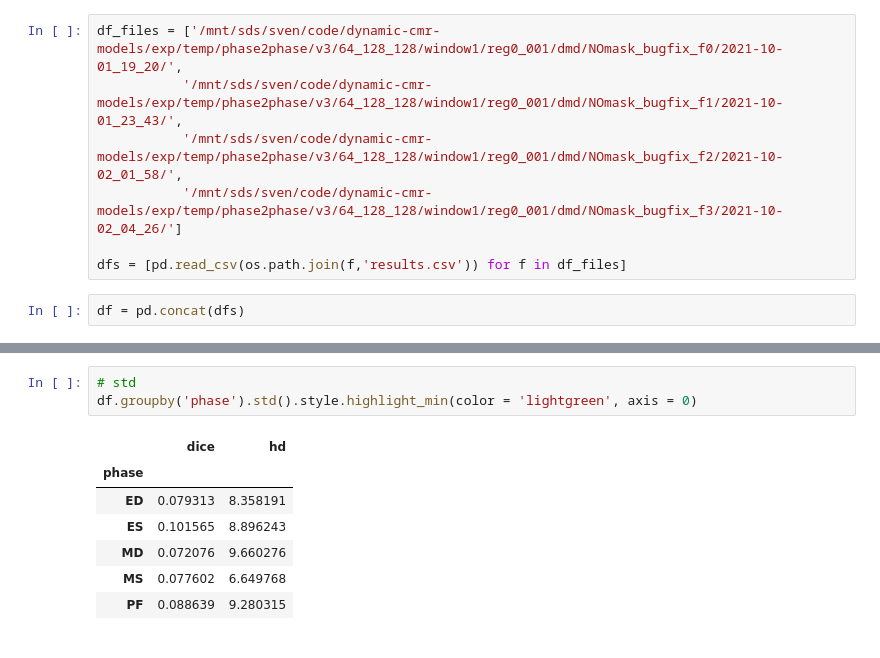
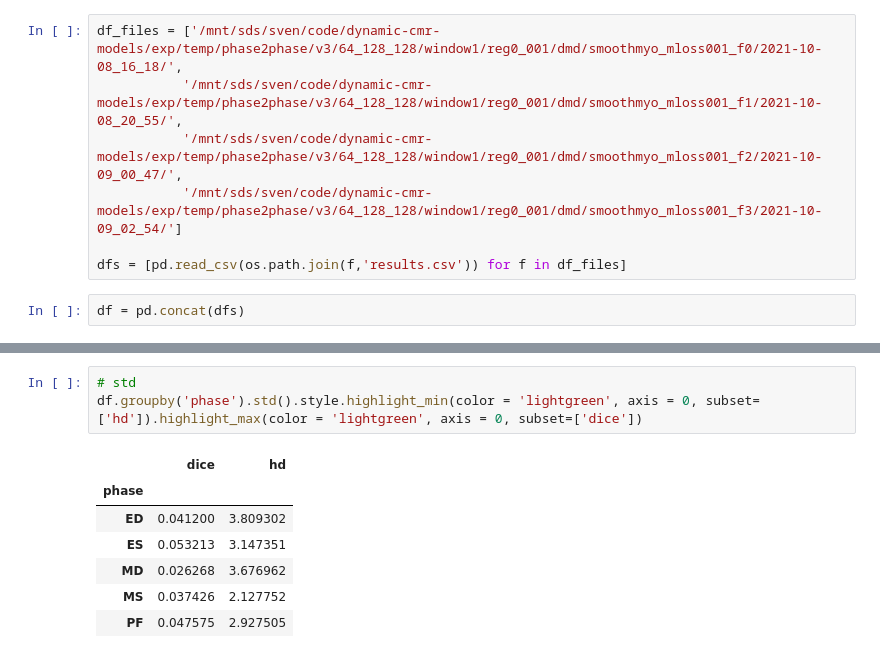
Before and after one commit to Cardio-AI/cmr-phase2phase-registration, a Jupyter notebook: notebooks/Evaluate/Eval_p2p_msk_displacement.ipynb, the cells around one changed output, grey strips where cells are left out. Saved outputs shown, nothing was run; the diff lists cells and outputs as text.

```diff
--- a/notebooks/Evaluate/Eval_p2p_msk_displacement.ipynb
+++ b/notebooks/Evaluate/Eval_p2p_msk_displacement.ipynb
@@ -59,10 +62,10 @@ def calc_scores(run=False):
 FileChooser(path='/mnt/sds/sven/code/dynamic-cmr-models/exp/temp/phase2phase/v3/64_128_128/window1/reg0_001', …
 [interactive output not drawn]
 # %%
-df_files = ['/mnt/sds/sven/code/dynamic-cmr-models/exp/temp/phase2phase/v3/64_128_128/window1/reg0_001/dmd/NOmask_bugfix_f0/2021-10-01_19_20/',
-           '/mnt/sds/sven/code/dynamic-cmr-models/exp/temp/phase2phase/v3/64_128_128/window1/reg0_001/dmd/NOmask_bugfix_f1/2021-10-01_23_43/',
-           '/mnt/sds/sven/code/dynamic-cmr-models/exp/temp/phase2phase/v3/64_128_128/window1/reg0_001/dmd/NOmask_bugfix_f2/2021-10-02_01_58/',
-           '/mnt/sds/sven/code/dynamic-cmr-models/exp/temp/phase2phase/v3/64_128_128/window1/reg0_001/dmd/NOmask_bugfix_f3/2021-10-02_04_26/']
+df_files = ['/mnt/sds/sven/code/dynamic-cmr-models/exp/temp/phase2phase/v3/64_128_128/window1/reg0_001/dmd/smoothmyo_mloss001_f0/2021-10-08_16_18/',
+           '/mnt/sds/sven/code/dynamic-cmr-models/exp/temp/phase2phase/v3/64_128_128/window1/reg0_001/dmd/smoothmyo_mloss001_f1/2021-10-08_20_55/',
+           '/mnt/sds/sven/code/dynamic-cmr-models/exp/temp/phase2phase/v3/64_128_128/window1/reg0_001/dmd/smoothmyo_mloss001_f2/2021-10-09_00_47/',
+           '/mnt/sds/sven/code/dynamic-cmr-models/exp/temp/phase2phase/v3/64_128_128/window1/reg0_001/dmd/smoothmyo_mloss001_f3/2021-10-09_02_54/']
 
 dfs = [pd.read_csv(os.path.join(f,'results.csv')) for f in df_files]
 # %%
@@ -105,11 +108,11 @@ df.groupby('phase').median().style.highlight_min(color = 'lightgreen', axis = 0)
 # %%
 # std
-df.groupby('phase').std().style.highlight_min(color = 'lightgreen', axis = 0)
+df.groupby('phase').std().style.highlight_min(color = 'lightgreen', axis = 0, subset=['hd']).highlight_max(color = 'lightgreen', axis = 0, subset=['dice'])
 # %% [output]
 |  | dice | hd |
 | phase |  |  |
-| ED | 0.079313 | 8.358191 |
-| ES | 0.101565 | 8.896243 |
-| MD | 0.072076 | 9.660276 |
-| MS | 0.077602 | 6.649768 |
-| PF | 0.088639 | 9.280315 |
+| ED | 0.041200 | 3.809302 |
+| ES | 0.053213 | 3.147351 |
+| MD | 0.026268 | 3.676962 |
+| MS | 0.037426 | 2.127752 |
+| PF | 0.047575 | 2.927505 |
```
Also changed, not shown: parts of 5 cells of this notebook, 4 other files.
